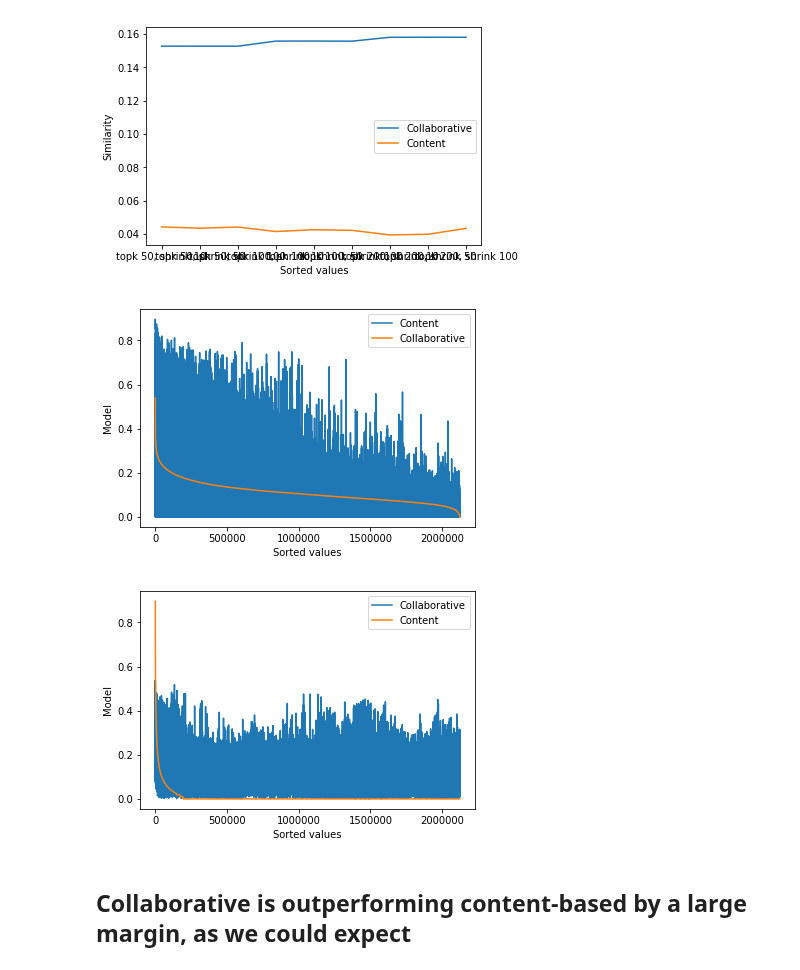
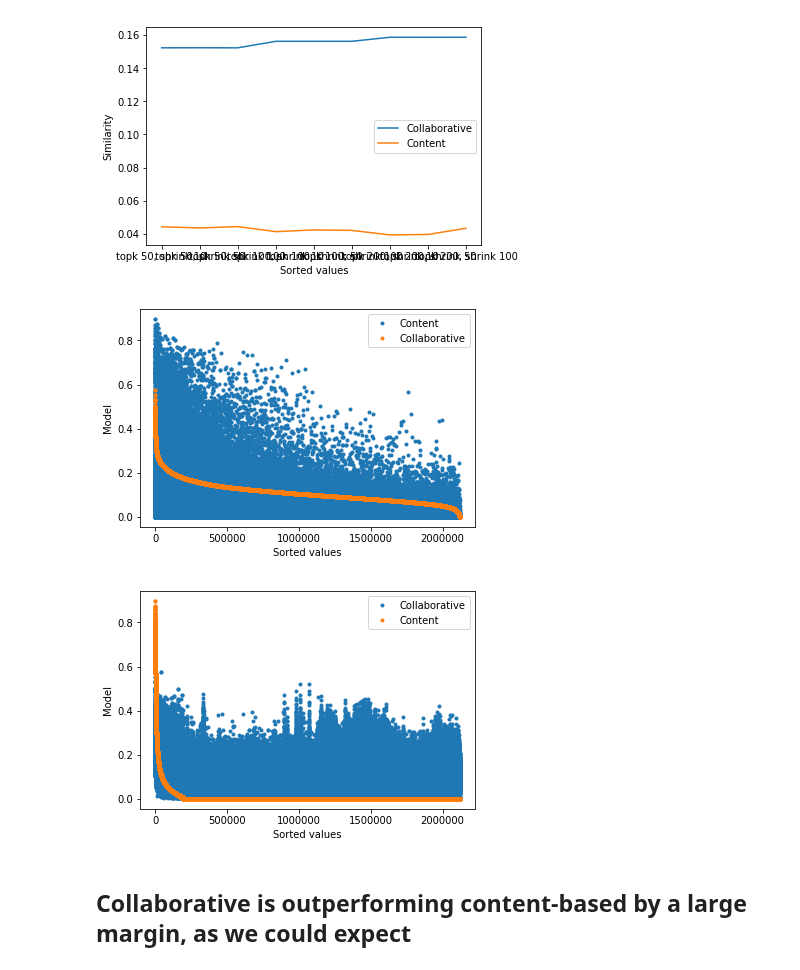
Before and after one commit to MaurizioFD/RecSys_Course_AT_PoliMi, a Jupyter notebook: Practice 3bis - Collaborative Filtering.ipynb, the cells around one changed output. Drawn from its saved outputs; the diff is of its cells as text; code cells hidden in the pictures.

```diff
--- a/Practice 3bis - Collaborative Filtering.ipynb
+++ b/Practice 3bis - Collaborative Filtering.ipynb
@@ -576,34 +589,48 @@ pyplot.show()
 # %%
 W_collaborative = collaborative_recommender.W_sparse
 W_content = content_recommender.W_sparse
 
 # Sort similarities according to cosine
 collaborative_similarity_values = np.array(W_collaborative[W_collaborative.nonzero()]).ravel()
 content_similarity_values = np.array(W_content[W_collaborative.nonzero()]).ravel()
 
 sorted_args = np.argsort(-collaborative_similarity_values)
 
-pyplot.plot(content_similarity_values[sorted_args], label="Content")
-pyplot.plot(collaborative_similarity_values[sorted_args], label="Collaborative")
+pyplot.plot(content_similarity_values[sorted_args],
+            label="Content",
+            marker=".",
+            linestyle ="")
+
+pyplot.plot(collaborative_similarity_values[sorted_args],
+            label="Collaborative",
+            marker=".",
+            linestyle ="")
 
 pyplot.ylabel('Model')
 pyplot.xlabel('Sorted values')
 pyplot.legend()
 pyplot.show()
 # %% [output]
-[figure, old version]
+[figure, new version]
 # %%
 sorted_args = np.argsort(-content_similarity_values)
 
-pyplot.plot(collaborative_similarity_values[sorted_args], label="Collaborative")
-pyplot.plot(content_similarity_values[sorted_args], label="Content")
+pyplot.plot(collaborative_similarity_values[sorted_args],
+            label="Collaborative",
+            marker=".",
+            linestyle ="")
+
+pyplot.plot(content_similarity_values[sorted_args],
+            label="Content",
+            marker=".",
+            linestyle ="")
 
 pyplot.ylabel('Model')
 pyplot.xlabel('Sorted values')
 pyplot.legend()
 pyplot.show()
 # %% [output]
-[figure, old version]
+[figure, new version]
 # %% [markdown]
 ## Collaborative is outperforming content-based by a large margin, as we could expect
 # %% [markdown]
```
Also changed, not shown: parts of 25 cells of this notebook.
